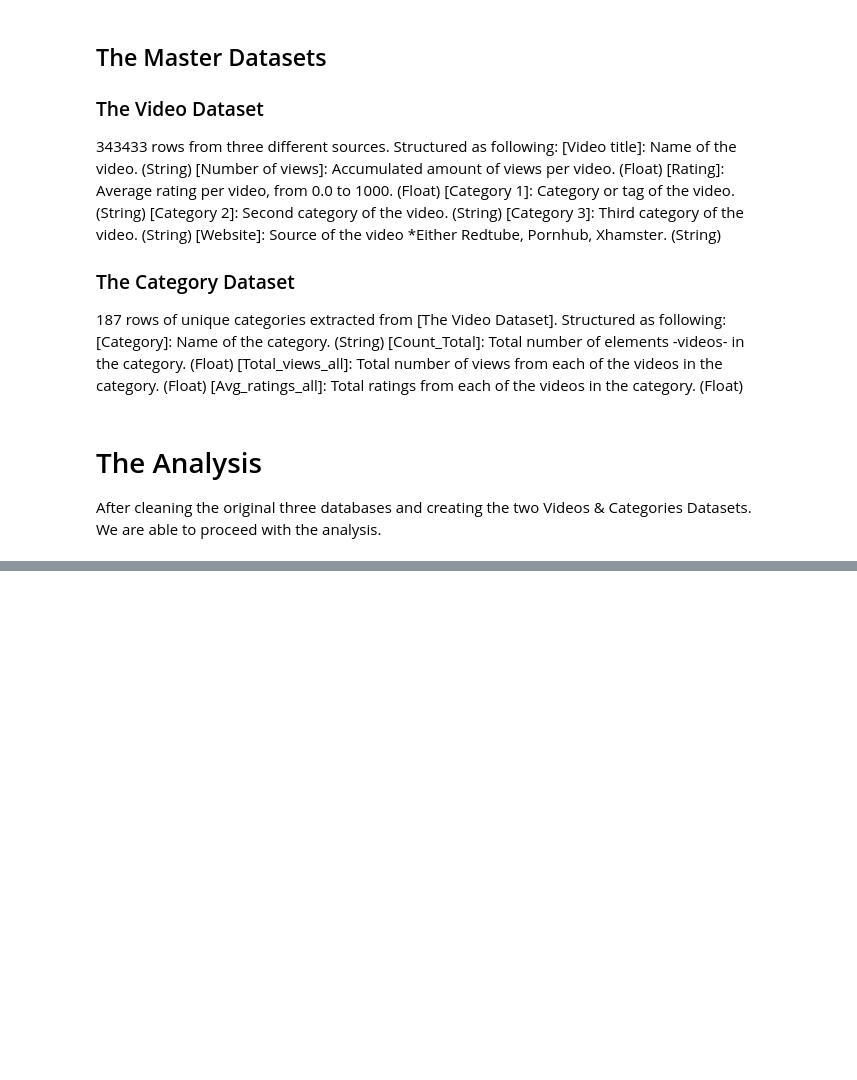
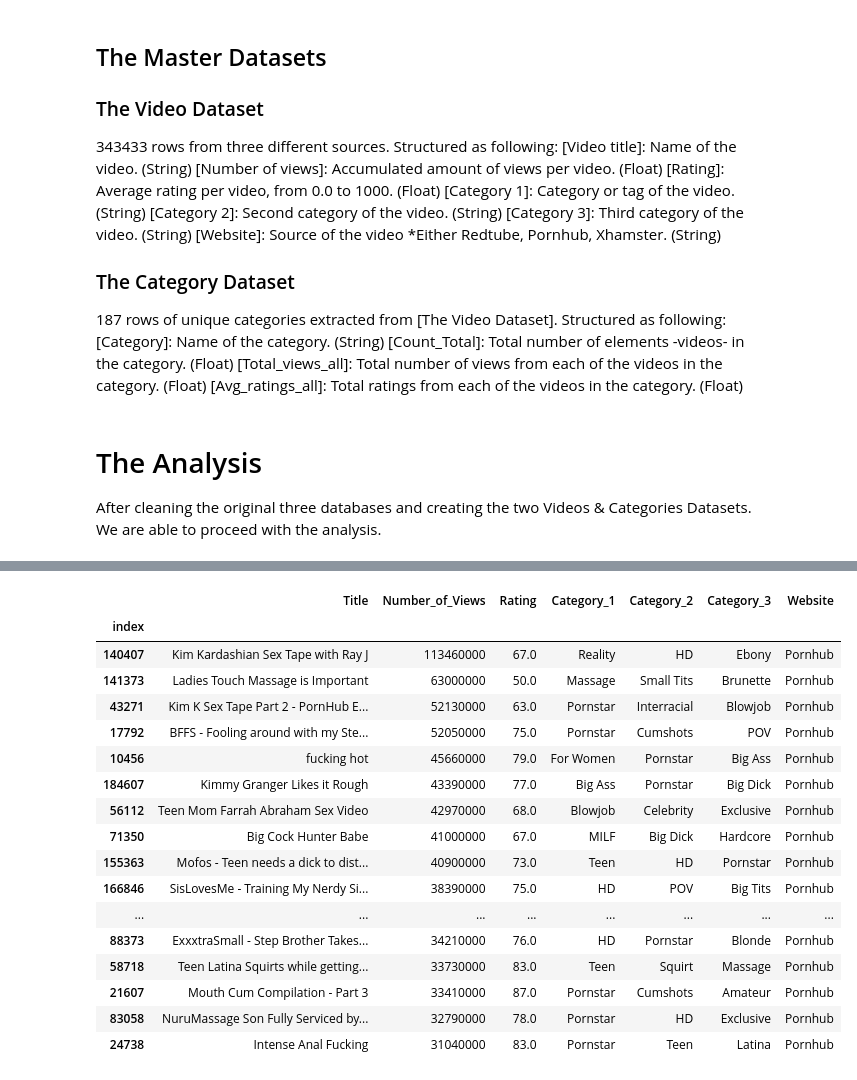
Before and after one commit to jaumevr15/Project-Week-3-Data-Thieves, a Jupyter notebook: your-project/Paper.ipynb, the cells around one changed output, grey strips where cells are left out. Cells and saved outputs as stored; diff of their text form; code cells hidden in the pictures; blank space fills up the shorter version.

```diff
--- a/your-project/Paper.ipynb
+++ b/your-project/Paper.ipynb
@@ -220,0 +224,9 @@ After cleaning the original three databases and creating the two Videos & Catego
+# %%
+#We use the original df chart named as data
+data = df
+
+# Mean number of views for all the videos, from the three websites combined
+"""
+Each video from our population has an average of 355753 views
+"""
+round(data.Number_of_Views.mean(),2)
@@ -220,0 +250,27 @@ After cleaning the original three databases and creating the two Videos & Catego
+# %%
+#Which are the 20 most viewed videos on our dataset?
+Top_20_videos = data.nlargest(20, 'Number_of_Views')
+"""
+The 20 most viewed videos are from Pornhub, the most viewed video by far is Kim Kardashian Sex Tape
+with Ray J. Pornstar is a common category between the Top 20 views.
+"""
+Top_20_videos
+# %% [output]
+|  | Title | Number_of_Views | Rating | Category_1 | Category_2 | Category_3 | Website |
+| index |  |  |  |  |  |  |  |
+| 140407 | Kim Kardashian Sex Tape with Ray J | 113460000 | 67.0 | Reality | HD | Ebony | Pornhub |
+| 141373 | Ladies Touch Massage is Important | 63000000 | 50.0 | Massage | Small Tits | Brunette | Pornhub |
+| 43271 | Kim K Sex Tape Part 2 - PornHub E... | 52130000 | 63.0 | Pornstar | Interracial | Blowjob | Pornhub |
+| 17792 | BFFS - Fooling around with my Ste... | 52050000 | 75.0 | Pornstar | Cumshots | POV | Pornhub |
+| 10456 | fucking hot | 45660000 | 79.0 | For Women | Pornstar | Big Ass | Pornhub |
+| 184607 | Kimmy Granger Likes it Rough | 43390000 | 77.0 | Big Ass | Pornstar | Big Dick | Pornhub |
+| 56112 | Teen Mom Farrah Abraham Sex Video | 42970000 | 68.0 | Blowjob | Celebrity | Exclusive | Pornhub |
+| 71350 | Big Cock Hunter Babe | 41000000 | 67.0 | MILF | Big Dick | Hardcore | Pornhub |
+| 155363 | Mofos - Teen needs a dick to dist... | 40900000 | 73.0 | Teen | HD | Pornstar | Pornhub |
+| 166846 | SisLovesMe - Training My Nerdy Si... | 38390000 | 75.0 | HD | POV | Big Tits | Pornhub |
+| ... | ... | ... | ... | ... | ... | ... | ... |
+| 88373 | ExxxtraSmall - Step Brother Takes... | 34210000 | 76.0 | HD | Pornstar | Blonde | Pornhub |
+| 58718 | Teen Latina Squirts while getting... | 33730000 | 83.0 | Teen | Squirt | Massage | Pornhub |
+| 21607 | Mouth Cum Compilation - Part 3 | 33410000 | 87.0 | Pornstar | Cumshots | Amateur | Pornhub |
+| 83058 | NuruMassage Son Fully Serviced by... | 32790000 | 78.0 | Pornstar | HD | Exclusive | Pornhub |
+| 24738 | Intense Anal Fucking | 31040000 | 83.0 | Pornstar | Teen | Latina | Pornhub |
```
Also changed, not shown: parts of 9 cells of this notebook, 1 other file.
